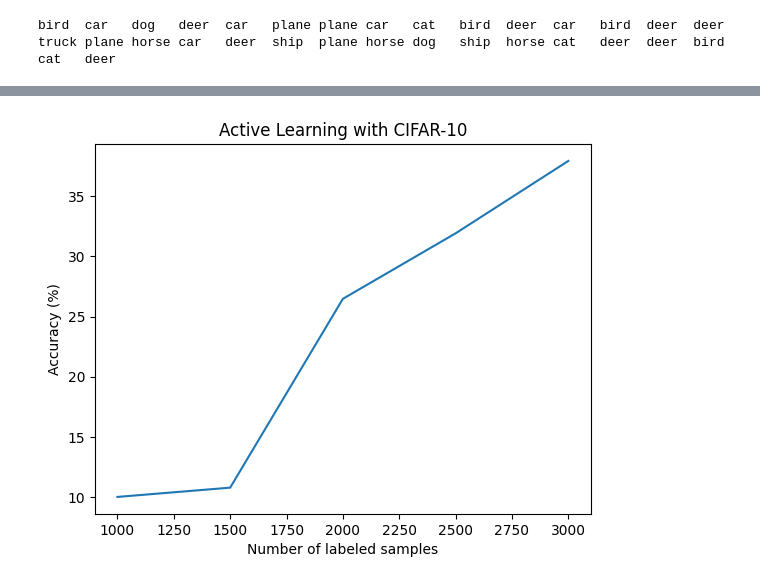
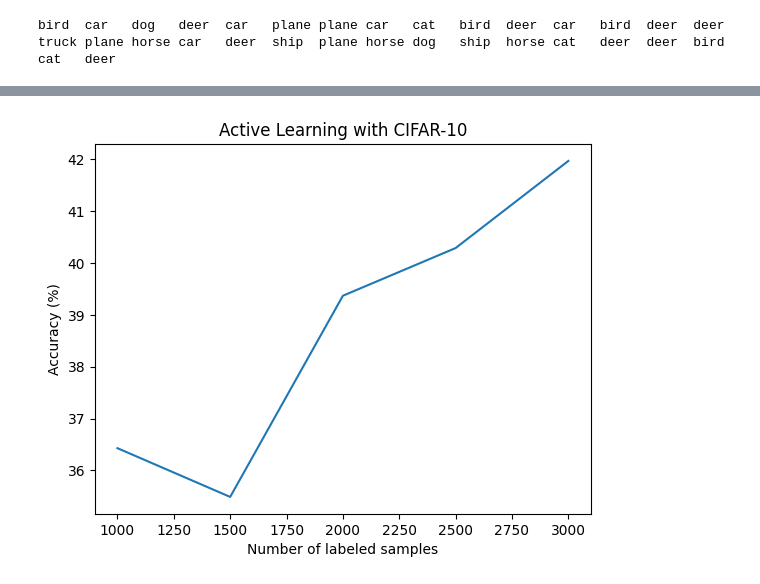
Before and after one commit to jaisharmz/active-learning, a Jupyter notebook: Active_Learning_CIFAR_Setup.ipynb, the cells around one changed output, grey strips where cells are left out. Cells and saved outputs as stored; diff of their text form; code cells hidden in the pictures.

```diff
--- a/Active_Learning_CIFAR_Setup.ipynb
+++ b/Active_Learning_CIFAR_Setup.ipynb
@@ -176,7 +176,7 @@ trainloader = torch.utils.data.DataLoader(Subset(trainset, cur_train_indices),
                                           batch_size=batch_size, shuffle=True, num_workers=2)
 
 # Train the model initially
-train_model(net, trainloader, criterion, optimizer, epochs=10)
+train_model(net, trainloader, criterion, optimizer, epochs=100)
 initial_score = evaluate_model(net, testloader)
 print(initial_score)
 
@@ -229,4 +229,4 @@ Epoch 10, Loss: 1.6466331215614969
-[figure, old version]
+[figure, new version]
 # %%
 # Plot learning curve
 plt.plot(num_labels, scores)
```
Also changed, not shown: parts of 10 cells of this notebook.
